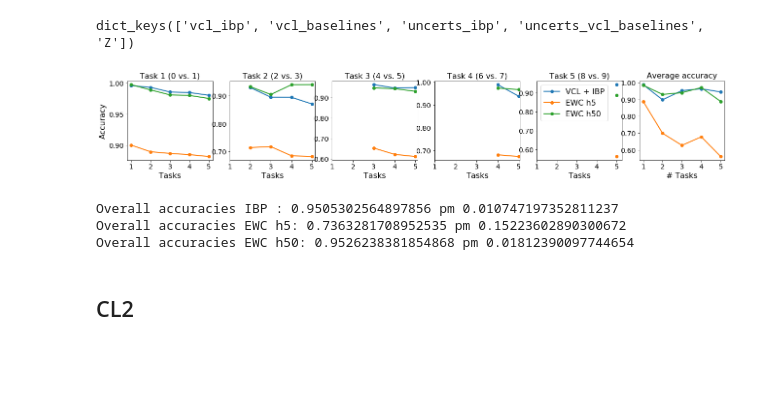
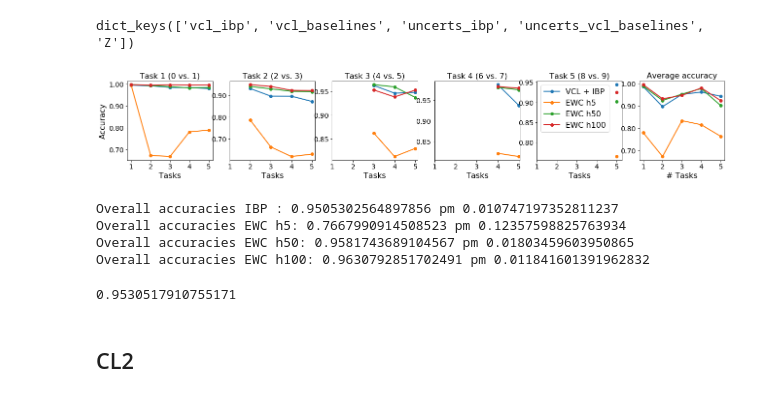
Before and after one commit to skezle/IBP_BNN, a Jupyter notebook: ddm/ewc_results_plots.ipynb, the cells around one changed output. Cells and saved outputs as stored; diff of their text form; code cells hidden in the pictures; blank space fills up the shorter version.

```diff
--- a/ddm/ewc_results_plots.ipynb
+++ b/ddm/ewc_results_plots.ipynb
@@ -103,11 +114,14 @@ reg = 100.0 # 1.0, 10.0, 100.0
 ibp = d['vcl_ibp']
 ewc_h5 = d_ewc_h5['accs'][reg] / 100.0
 ewc_h50 = d_ewc_h50['accs'][reg] / 100.0
+ewc_h100 = d_ewc_h100['accs'][reg] / 100.0
 _ewc_h5 = np.mean(d_ewc_h5['accs'][reg], 0) / 100.0
 _ewc_h50 = np.mean(d_ewc_h50['accs'][reg], 0) / 100.0
+_ewc_h100 = np.mean(d_ewc_h100['accs'][reg], 0) / 100.0
 _ibp = np.nanmean(ibp, 0)
 __ewc_h5 = np.nanmean(d_ewc_h5['accs'][reg], (0, 1)) / 100.0
 __ewc_h50 = np.nanmean(d_ewc_h50['accs'][reg], (0, 1)) / 100.0
+__ewc_h100 = np.nanmean(d_ewc_h100['accs'][reg], (0, 1)) / 100.0
 __ibp = np.nanmean(ibp, (0,1))
 # %%
 from matplotlib.ticker import FormatStrFormatter
@@ -130,6 +144,7 @@ for i in range(no_tasks):
     ax[i].plot(np.arange(len(_ibp[:, i]))+1, _ibp[:, i], label='VCL + IBP', marker='o', linewidth=lw)
     ax[i].plot(np.arange(len(_ewc_h5[:, i]))+1, _ewc_h5[:, i], label='EWC h5', marker='o', linewidth=lw)
     ax[i].plot(np.arange(len(_ewc_h50[:, i]))+1, _ewc_h50[:, i], label='EWC h50', marker='o', linewidth=lw)
+    ax[i].plot(np.arange(len(_ewc_h100[:, i]))+1, _ewc_h100[:, i], label='EWC h100', marker='o', linewidth=lw)
     ax[i].set_title(titles[i], fontsize=legend_size)
     ax[i].set_xticks(range(1, len(_ibp[:,i])+1))
     ax[i].set_xlabel('Tasks', fontsize=legend_size)
@@ -142,12 +157,13 @@ for i in range(no_tasks):
 ax[5].plot(np.arange(len(__ibp))+1, __ibp, label='VCL + IBP', marker='o', linewidth=lw)
 ax[5].plot(np.arange(len(__ewc_h5))+1, __ewc_h5, label='EWC h5', marker='o', linewidth=lw)
 ax[5].plot(np.arange(len(__ewc_h50))+1, __ewc_h50, label='EWC h50', marker='o', linewidth=lw)
+ax[5].plot(np.arange(len(__ewc_h100))+1, __ewc_h100, label='EWC h100', marker='o', linewidth=lw)
 ax[5].set_xticks(range(1, len(__ibp)+1))
 ax[5].set_title('Average accuracy', fontsize=legend_size)
 ax[5].set_xlabel('# Tasks', fontsize=legend_size)
 ax[5].tick_params(labelsize=tick_size)
 ax[5].yaxis.set_major_formatter(FormatStrFormatter('%.2f'))
 #ax[5].legend()
-plt.savefig("plots/hibp_vs_ewc_normal_all.pdf", bbox_inches='tight')
+#plt.savefig("plots/hibp_vs_ewc_normal_all.pdf", bbox_inches='tight')
 fig.show()
 # %% [output]
@@ -165,10 +183,14 @@ Overall accuracies EWC h50: 0.7682652463477929 pm 0.030959745641357457
 # %% [markdown]
 ## CL1
 # %%
+with open('../../continual_learning_baselines/outputs/online_ewc_MLP100_l1_split_mnsitr_cl1.pkl', 'rb') as input_file:
+    d_ewc_h100_l2 = pickle.load(input_file)
 with open('../../continual_learning_baselines/outputs/online_ewc_MLP5SL_l1_split_mnsitr_cl1.pkl', 'rb') as input_file:
     d_ewc_h5 = pickle.load(input_file)
 with open('../../continual_learning_baselines/outputs/online_ewc_MLP50SL_l1_split_mnsitr_cl1.pkl', 'rb') as input_file:
     d_ewc_h50 = pickle.load(input_file)
+with open('../../continual_learning_baselines/outputs/online_ewc_MLP100SL_l1_split_mnsitr_cl1.pkl', 'rb') as input_file:
+    d_ewc_h100 = pickle.load(input_file)
 # %%
 with open('results/split_mnist_res5_random_mh.pkl', 'rb') as input_file:
     d = pickle.load(input_file)
@@ -180,11 +202,14 @@ reg = 100.0 # 1.0, 10.0, 100.0
 ibp = d['vcl_ibp']
 ewc_h5 = d_ewc_h5['accs'][reg] / 100.0
 ewc_h50 = d_ewc_h50['accs'][reg] / 100.0
+ewc_h100 = d_ewc_h100['accs'][reg] / 100.0
 _ewc_h5 = np.mean(d_ewc_h5['accs'][reg], 0) / 100.0
 _ewc_h50 = np.mean(d_ewc_h50['accs'][reg], 0) / 100.0
+_ewc_h100 = np.mean(d_ewc_h100['accs'][reg], 0) / 100.0
 _ibp = np.nanmean(ibp, 0)
 __ewc_h5 = np.nanmean(d_ewc_h5['accs'][reg], (0, 1)) / 100.0
 __ewc_h50 = np.nanmean(d_ewc_h50['accs'][reg], (0, 1)) / 100.0
+__ewc_h100 = np.nanmean(d_ewc_h100['accs'][reg], (0, 1)) / 100.0
 __ibp = np.nanmean(ibp, (0,1))
 # %%
 from matplotlib.ticker import FormatStrFormatter
@@ -201,42 +226,50 @@ titles = {0: "Task 1 (0 vs. 1)",
           2: "Task 3 (4 vs. 5)",
           3: "Task 4 (6 vs. 7)",
           4: "Task 5 (8 vs. 9)"}
 no_tasks=5
 fig, ax = plt.subplots(1, 6, figsize=(22, 3))
 for i in range(no_tasks):
     ax[i].plot(np.arange(len(_ibp[:, i]))+1, _ibp[:, i], label='VCL + IBP', marker='o', linewidth=lw)
     ax[i].plot(np.arange(len(_ewc_h5[:, i]))+1, _ewc_h5[:, i], label='EWC h5', marker='o', linewidth=lw)
     ax[i].plot(np.arange(len(_ewc_h50[:, i]))+1, _ewc_h50[:, i], label='EWC h50', marker='o', linewidth=lw)
+    ax[i].plot(np.arange(len(_ewc_h100[:, i]))+1, _ewc_h100[:, i], label='EWC h100', marker='o', linewidth=lw)
     ax[i].set_title(titles[i], fontsize=legend_size)
     ax[i].set_xticks(range(1, len(_ibp[:,i])+1))
     ax[i].set_xlabel('Tasks', fontsize=legend_size)
     ax[i].yaxis.set_major_formatter(FormatStrFormatter('%.2f'))
     ax[i].tick_params(labelsize=tick_size)
     if i == 4:
         ax[i].legend(fontsize=legend_size)
     if i == 0:
         ax[i].set_ylabel('Accuracy', fontsize=legend_size)
 ax[5].plot(np.arange(len(__ibp))+1, __ibp, label='VCL + IBP', marker='o', linewidth=lw)
 ax[5].plot(np.arange(len(__ewc_h5))+1, __ewc_h5, label='EWC h5', marker='o', linewidth=lw)
 ax[5].plot(np.arange(len(__ewc_h50))+1, __ewc_h50, label='EWC h50', marker='o', linewidth=lw)
+ax[5].plot(np.arange(len(__ewc_h100))+1, __ewc_h100, label='EWC h100', marker='o', linewidth=lw)
 ax[5].set_xticks(range(1, len(__ibp)+1))
 ax[5].set_title('Average accuracy', fontsize=legend_size)
 ax[5].set_xlabel('# Tasks', fontsize=legend_size)
 ax[5].tick_params(labelsize=tick_size)
 ax[5].yaxis.set_major_formatter(FormatStrFormatter('%.2f'))
 #ax[5].legend()
 #plt.savefig("plots/hibp_vs_ewc_normal_all.pdf", bbox_inches='tight')
 fig.show()
 # %% [output]
-[figure, old version]
+[figure, new version]
 # %%
 print("Overall accuracies IBP : {0} pm {1}".format(np.nanmean(ibp), np.nanmean(np.nanstd(ibp, 0))))
 print("Overall accuracies EWC h5: {0} pm {1}".format(np.nanmean(_ewc_h5), np.nanmean(np.nanstd(ewc_h5, 0))))
 print("Overall accuracies EWC h50: {0} pm {1}".format(np.nanmean(_ewc_h50), np.nanmean(np.nanstd(ewc_h50, 0))))
+print("Overall accuracies EWC h100: {0} pm {1}".format(np.nanmean(_ewc_h100), np.nanmean(np.nanstd(ewc_h100, 0))))
 # %% [output]
 Overall accuracies IBP : 0.9505302564897856 pm 0.010747197352811237
-Overall accuracies EWC h5: 0.7363281708952535 pm 0.15223602890300672
-Overall accuracies EWC h50: 0.9526238381854868 pm 0.01812390097744654
+Overall accuracies EWC h5: 0.7667990914508523 pm 0.12357598825763934
+Overall accuracies EWC h50: 0.9581743689104567 pm 0.01803459603950865
+Overall accuracies EWC h100: 0.9630792851702491 pm 0.011841601391962832
+# %%
+np.nanmean(d_ewc_h100_l2['accs'][reg]) / 100
+# %% [output]
+0.9530517910755171
 # %% [markdown]
 ## CL2
 # %%
```
Also changed, not shown: parts of 27 cells of this notebook, 15 other files.
